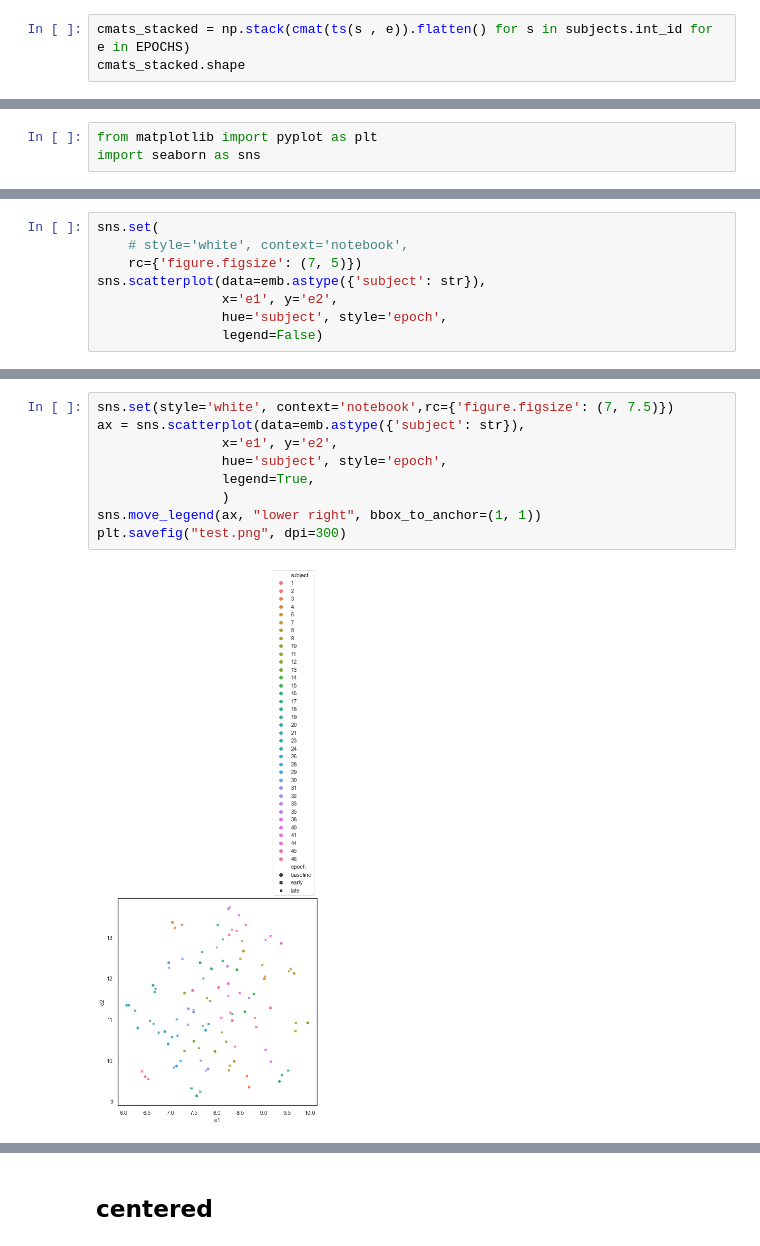
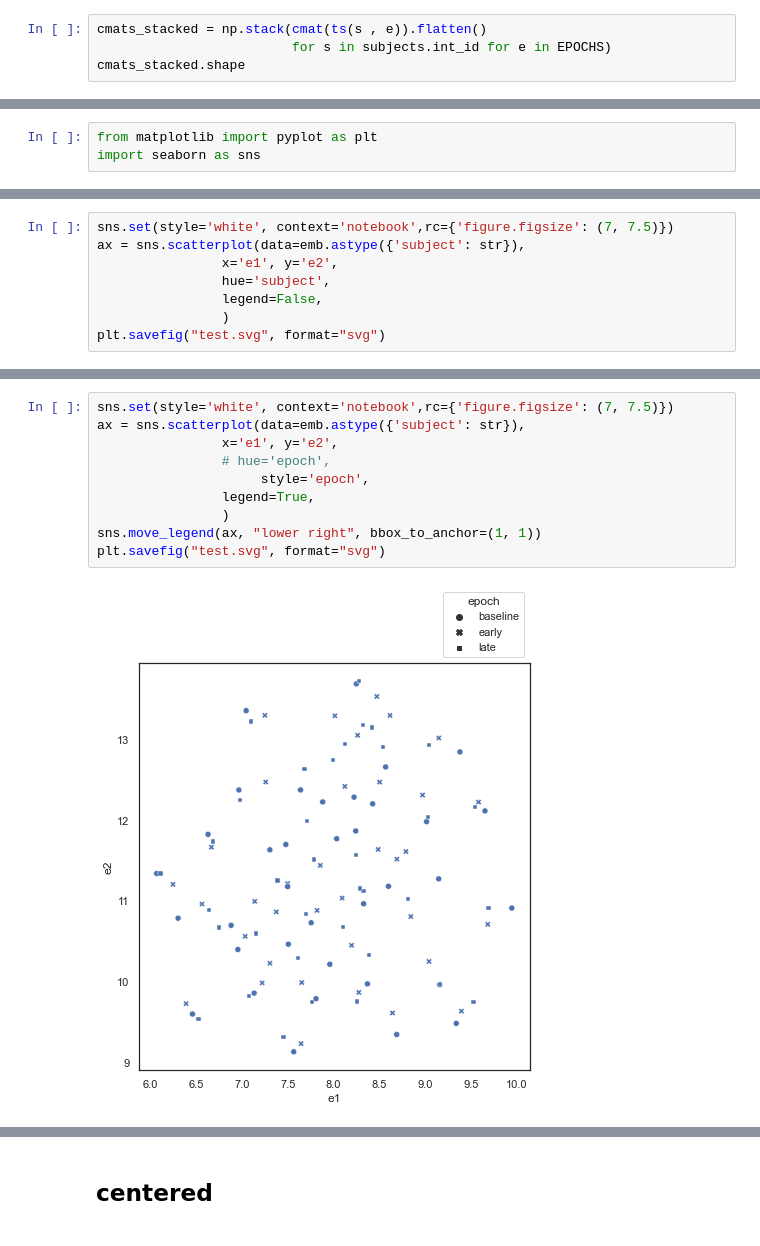
Before and after one commit to qniksefat/gradient-notebooks, a Jupyter notebook: large-manifold-nbs/1.1-umap.ipynb, the cells around one changed output, grey strips where cells are left out. Saved outputs shown, nothing was run; the diff lists cells and outputs as text.

Commit message:
simpler plot: marker styles -> hue

```diff
--- a/large-manifold-nbs/1.1-umap.ipynb
+++ b/large-manifold-nbs/1.1-umap.ipynb
@@ -65,7 +75,8 @@ reducer = umap.UMAP(random_state=42)
 # %% [markdown]
 ## original
 # %%
-cmats_stacked = np.stack(cmat(ts(s , e)).flatten() for s in subjects.int_id for e in EPOCHS)
+cmats_stacked = np.stack(cmat(ts(s , e)).flatten()
+                         for s in subjects.int_id for e in EPOCHS)
 cmats_stacked.shape
 # %% [output]
 (108, 1024144)
@@ -98,8 +113,8 @@ import seaborn as sns
 # %%
-sns.set(
-    # style='white', context='notebook',
-    rc={'figure.figsize': (7, 5)})
-sns.scatterplot(data=emb.astype({'subject': str}),
+sns.set(style='white', context='notebook',rc={'figure.figsize': (7, 7.5)})
+ax = sns.scatterplot(data=emb.astype({'subject': str}),
                 x='e1', y='e2',
-                hue='subject', style='epoch',
-                legend=False)
+                hue='subject',
+                legend=False,
+                )
+plt.savefig("test.svg", format="svg")
@@ -106,11 +123,12 @@ sns.scatterplot(data=emb.astype({'subject': str}),
 # %%
 sns.set(style='white', context='notebook',rc={'figure.figsize': (7, 7.5)})
 ax = sns.scatterplot(data=emb.astype({'subject': str}),
                 x='e1', y='e2',
-                hue='subject', style='epoch',
+                # hue='epoch',
+                     style='epoch',
                 legend=True,
                 )
 sns.move_legend(ax, "lower right", bbox_to_anchor=(1, 1))
-plt.savefig("test.png", dpi=300)
+plt.savefig("test.svg", format="svg")
 # %% [output]
-[figure, old version]
+[figure, new version]
```
Also changed, not shown: parts of 12 cells of this notebook.
